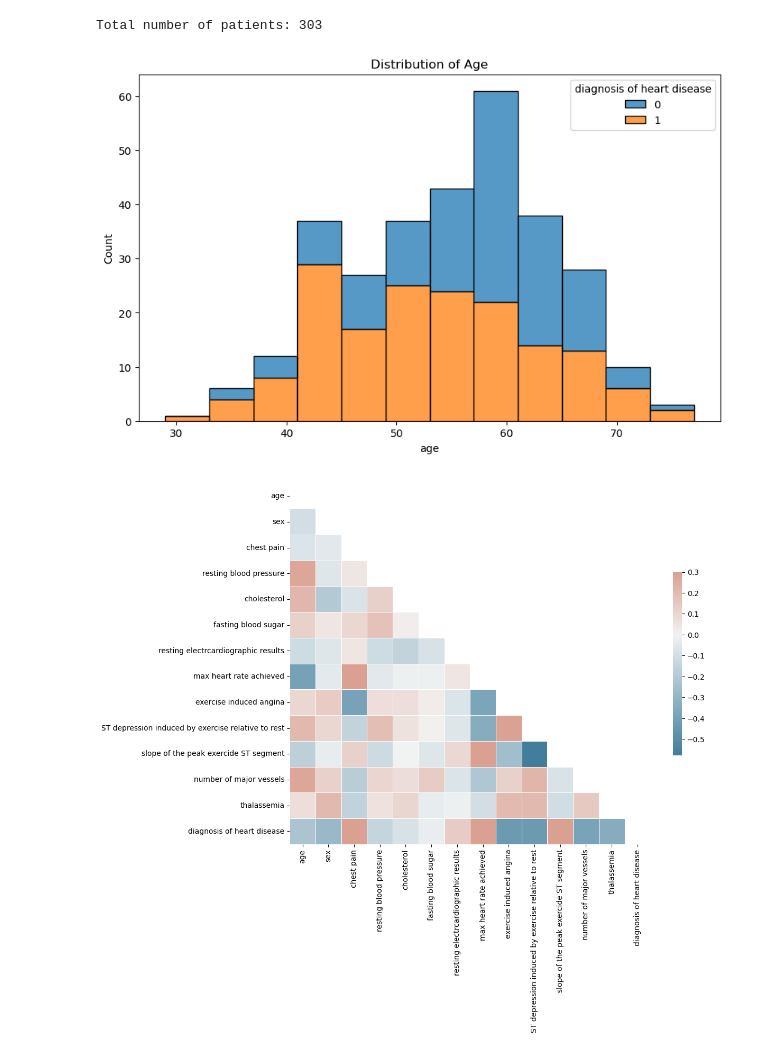
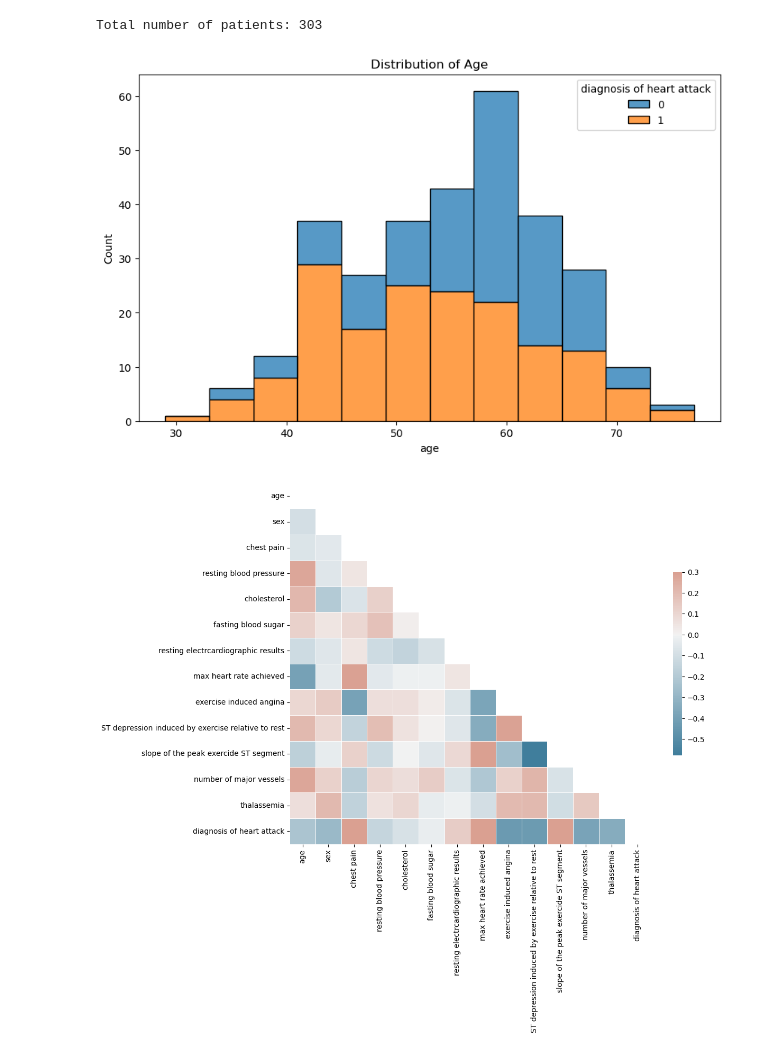
Before and after one commit to RyanHdz/group-project8, a Jupyter notebook: Heart Disease Project.ipynb, the cells around one changed output. Drawn from its saved outputs; the diff is of its cells as text; code cells hidden in the pictures.

```diff
--- a/Heart Disease Project.ipynb
+++ b/Heart Disease Project.ipynb
@@ -44,12 +35,12 @@ Total number of patients: 303
 # %%
 # Plot the distribution of age among patients with and without heart disease
 plt.figure(figsize=(10,6))
-sns.histplot(data=data, x='age', hue='diagnosis of heart disease', multiple='stack')
+sns.histplot(data=data, x='age', hue='diagnosis of heart attack', multiple='stack')
 plt.title('Distribution of Age')
 plt.savefig('Images/Distribution_of_age.png')
 plt.show()
 # %% [output]
-[figure, old version]
+[figure, new version]
 # %%
 # Compute and display the correlation matrix
 corr = data.corr()
```
Also changed, not shown: parts of 12 cells of this notebook, 10 other files.
